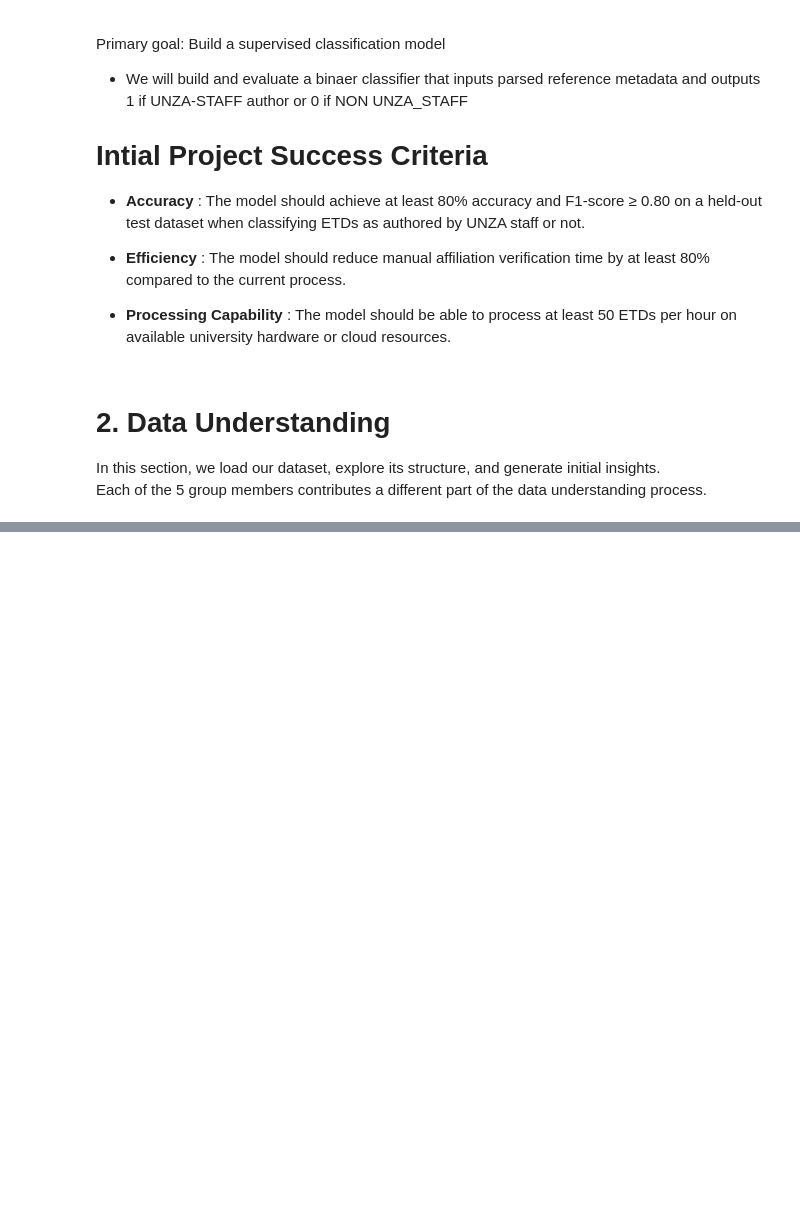
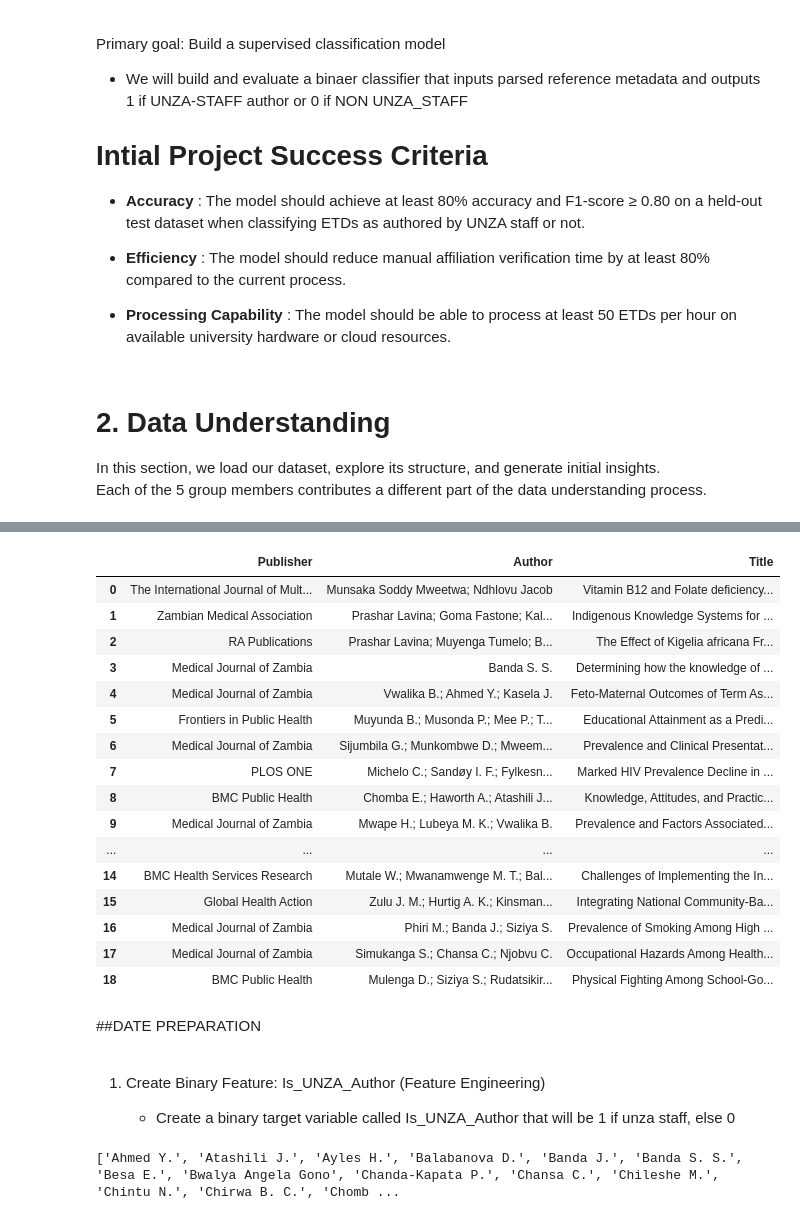
Before and after one commit to JakeSparrow1/project_team_20, a Jupyter notebook: shared_group_notebook.ipynb, the cells around one changed output, grey strips where cells are left out. Drawn from its saved outputs; the diff is of its cells as text; code cells hidden in the pictures; blank space fills up the shorter version.

```diff
--- a/shared_group_notebook.ipynb
+++ b/shared_group_notebook.ipynb
@@ -60,0 +173,41 @@ Drive already mounted at /content/drive; to attempt to forcibly remount, call dr
+# %%
+df[['Publisher','Author','Title']].head(20)
+# %% [output]
+|  | Publisher | Author | Title |
+| 0 | The International Journal of Mult... | Munsaka Soddy Mweetwa; Ndhlovu Jacob | Vitamin B12 and Folate deficiency... |
+| 1 | Zambian Medical Association | Prashar Lavina; Goma Fastone; Kal... | Indigenous Knowledge Systems for ... |
+| 2 | RA Publications | Prashar Lavina; Muyenga Tumelo; B... | The Effect of Kigelia africana Fr... |
+| 3 | Medical Journal of Zambia | Banda S. S. | Determining how the knowledge of ... |
+| 4 | Medical Journal of Zambia | Vwalika B.; Ahmed Y.; Kasela J. | Feto-Maternal Outcomes of Term As... |
+| 5 | Frontiers in Public Health | Muyunda B.; Musonda P.; Mee P.; T... | Educational Attainment as a Predi... |
+| 6 | Medical Journal of Zambia | Sijumbila G.; Munkombwe D.; Mweem... | Prevalence and Clinical Presentat... |
+| 7 | PLOS ONE | Michelo C.; Sandøy I. F.; Fylkesn... | Marked HIV Prevalence Decline in ... |
+| 8 | BMC Public Health | Chomba E.; Haworth A.; Atashili J... | Knowledge, Attitudes, and Practic... |
+| 9 | Medical Journal of Zambia | Mwape H.; Lubeya M. K.; Vwalika B. | Prevalence and Factors Associated... |
+| ... | ... | ... | ... |
+| 14 | BMC Health Services Research | Mutale W.; Mwanamwenge M. T.; Bal... | Challenges of Implementing the In... |
+| 15 | Global Health Action | Zulu J. M.; Hurtig A. K.; Kinsman... | Integrating National Community-Ba... |
+| 16 | Medical Journal of Zambia | Phiri M.; Banda J.; Siziya S. | Prevalence of Smoking Among High ... |
+| 17 | Medical Journal of Zambia | Simukanga S.; Chansa C.; Njobvu C. | Occupational Hazards Among Health... |
+| 18 | BMC Public Health | Mulenga D.; Siziya S.; Rudatsikir... | Physical Fighting Among School-Go... |
+# %% [markdown]
+##DATE PREPARATION
+# %% [markdown]
+1. Create Binary Feature: Is_UNZA_Author (Feature Engineering)
+
+    * Create a binary target variable called Is_UNZA_Author that will be 1 if unza staff, else 0
+# %%
+# Step 1: Extract individual author names
+df['Author_List'] = df['Author'].str.split(';')
+
+# Step 2: Flatten and clean the names
+from itertools import chain
+
+all_authors = list(chain.from_iterable(df['Author_List']))
+cleaned_authors = [a.strip() for a in all_authors]
+unique_authors = sorted(set(cleaned_authors))
+
+# Print the list of unique authors (manually inspect to flag UNZA staff)
+print(unique_authors)
+# %% [output]
+['Ahmed Y.', 'Atashili J.', 'Ayles H.', 'Balabanova D.', 'Banda J.', 'Banda S. S.', 'Besa E.', 'Bwalya Angela Gono', 'Chanda-Kapata P.', 'Chansa C.', 'Chileshe M.', 'Chintu N.', 'Chirwa B. C.', 'Chomb ...
```
Also changed, not shown: parts of 18 cells of this notebook.
